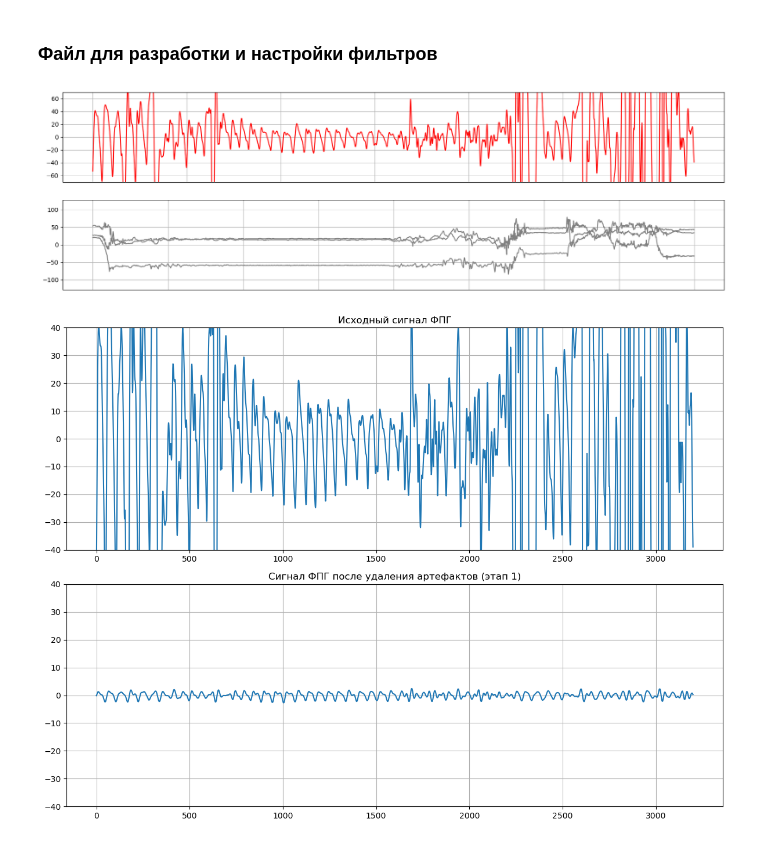
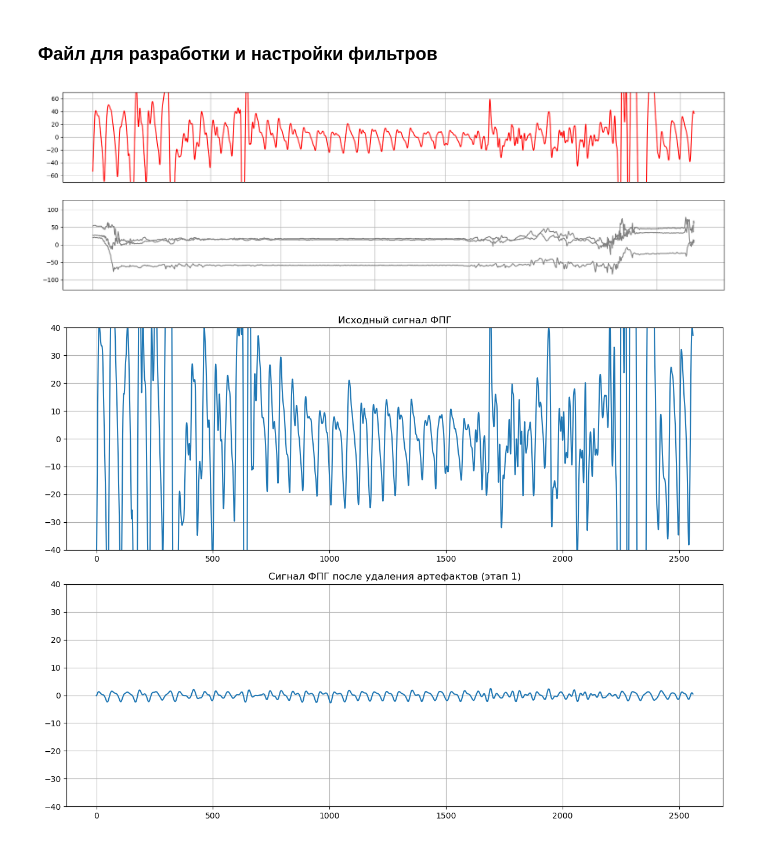
Before and after one commit to IlyaKarakulin/Stress-level-by-PPG, a Jupyter notebook: frequency_analysis.ipynb, the cells around one changed output. Drawn from its saved outputs; the diff is of its cells as text; code cells hidden in the pictures.

```diff
--- a/frequency_analysis.ipynb
+++ b/frequency_analysis.ipynb
@@ -24,25 +24,25 @@ fs_ppg = 64  # Частота дискретизации ФПГ
 fs_acc = 32  # Частота дискретизации акселерометра
 # %%
 sec_with = 10
-count_sec = 50
+count_sec = 40
 
 ppg = data['signal']['wrist']['BVP'][sec_with * fs_ppg : sec_with * fs_ppg + count_sec * fs_ppg].flatten().tolist() # данные с фотоплетизмограммы
 ACC_Sx = data['signal']['wrist']['ACC'][sec_with * fs_acc : sec_with * fs_acc + count_sec * fs_acc] # данные акселерометра
 
 fig, (ax1, ax2) = plt.subplots(2, 1, figsize=(20, 6))
 ax1.plot(ppg, color='red')
 ax1.grid(True)
 ax1.tick_params(axis='x', which='both', bottom=False, labelbottom=False)
 ax1.set_ylim(-70, 70)
 
 ax2.plot(ACC_Sx, color='grey')
 ax2.grid(True)
 ax2.set_ylim(-128, 127)
 ax2.tick_params(axis='x', which='both', bottom=False, labelbottom=False)
 
 plt.show()
 # %% [output]
-[figure, old version]
+[figure, new version]
 # %%
 acc_x = ACC_Sx[:, 0]  # Ось X
 acc_y = ACC_Sx[:, 1]  # Ось Y
@@ -95,5 +95,5 @@ plt.grid(True)
 plt.tight_layout()  # Автоматическая регулировка отступов
 plt.show()
 # %% [output]
-[figure, old version]
+[figure, new version]
 # %%
```
Also changed, not shown: parts of 7 cells of this notebook, 6 other files.
